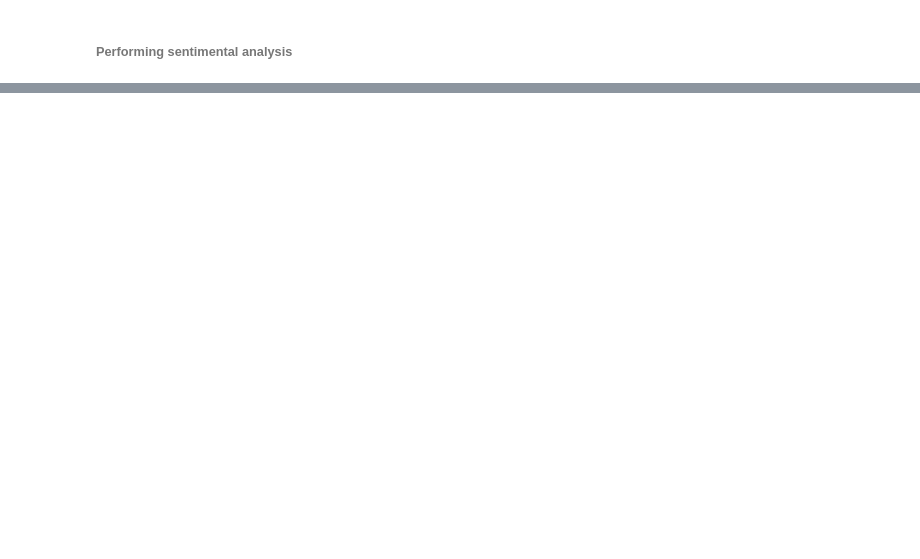
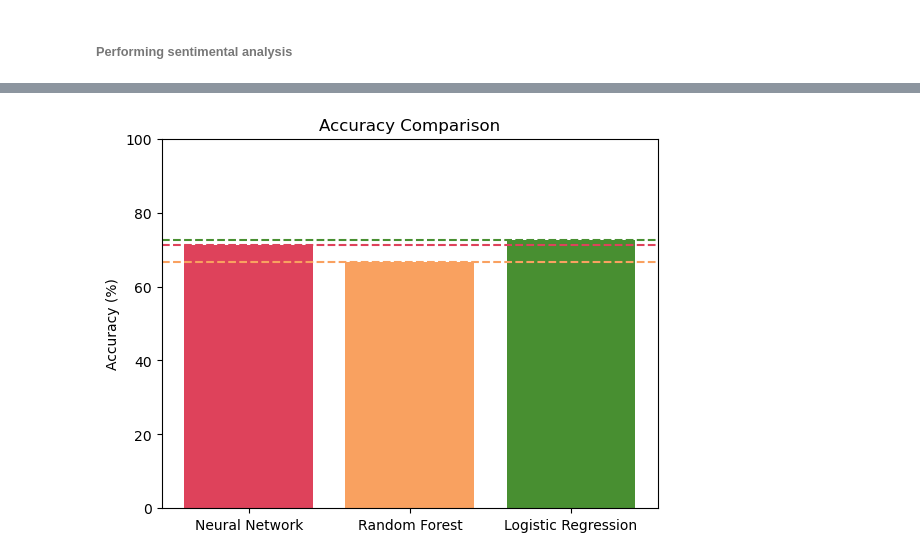
Before and after one commit to ShabGaming/DESN9002_Code4Crisis, a Jupyter notebook: DataCollection.ipynb, the cells around one changed output, grey strips where cells are left out. Cells and saved outputs as stored; diff of their text form; code cells hidden in the pictures; blank space fills up the shorter version.

Commit message:
Completed Models (Trained)

```diff
--- a/DataCollection.ipynb
+++ b/DataCollection.ipynb
@@ -490,0 +719,17 @@ for index, row in df_cleaned.iterrows():
+# %%
+# Visualizing the accuracy and classification report of the 3 models
+
+labels = ['Neural Network', 'Random Forest', 'Logistic Regression']
+
+accuracy_scores = [accuracy_nn, accuracy_rf, accuracy_lr]
+accuracy_scores = [num * 100 for num in accuracy_scores]
+plt.bar(labels, accuracy_scores, color=["#de425b", "#f9a160", "#488f31"])
+plt.ylim(0, 100)
+plt.axhline(y=accuracy_nn * 100, color='#de425b', linestyle='--')
+plt.axhline(y=accuracy_rf * 100, color='#f9a160', linestyle='--')
+plt.axhline(y=accuracy_lr * 100, color='#488f31', linestyle='--')
+plt.title('Accuracy Comparison')
+plt.ylabel('Accuracy (%)')
+plt.show()
+# %% [output]
+[figure, added]
```
Also changed, not shown: parts of 23 cells of this notebook, 6 other files.
